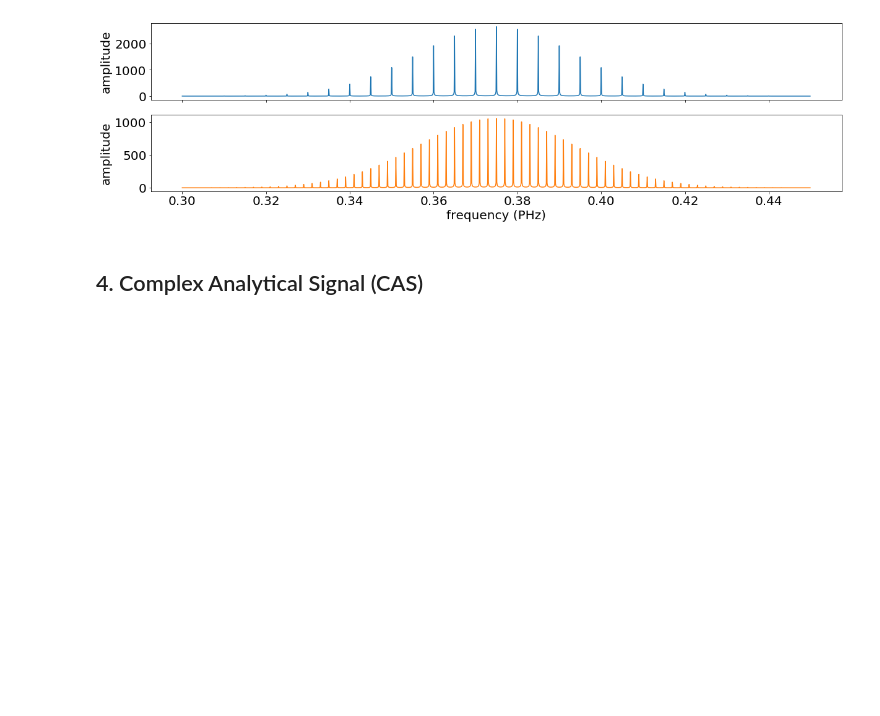
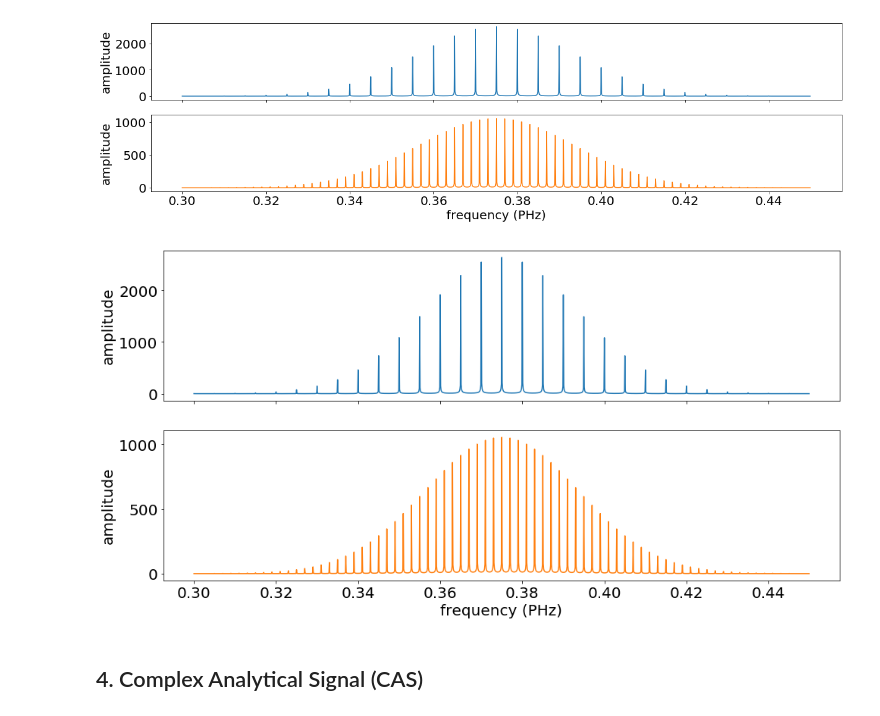
Before and after one commit to JackRBlack/scientific-computing, a Jupyter notebook: DFT Demo.ipynb, the cells around one changed output. Saved outputs shown, nothing was run; the diff lists cells and outputs as text; code cells hidden in the pictures; blank space fills up the shorter version.

```diff
--- a/DFT Demo.ipynb
+++ b/DFT Demo.ipynb
@@ -217,6 +217,17 @@ ax2.set_ylabel("amplitude")
 plt.show()
 # %% [output]
 [figure]
+# %%
+fig, (ax1, ax2) = plt.subplots(2, 1, sharex='col', figsize=(16,8))
+ax1.plot(rfreq[3000:4500], np.absolute(rSIGNAL)[3000:4500], color = 'C0')
+ax2.plot(rfreq[3000:4500], np.absolute(rSIGNAL2)[3000:4500], color = 'C1')
+ax2.set_xlabel("frequency (PHz)")
+ax1.set_ylabel("amplitude")
+ax2.set_ylabel("amplitude")
+plt.savefig("frequency_comb.eps", dpi = 300, format = 'eps')
+plt.show()
+# %% [output]
+[figure, added]
 # %% [markdown]
 ## 4. Complex Analytical Signal (CAS)
 # %%
```
Also changed, not shown: 1 other file.
